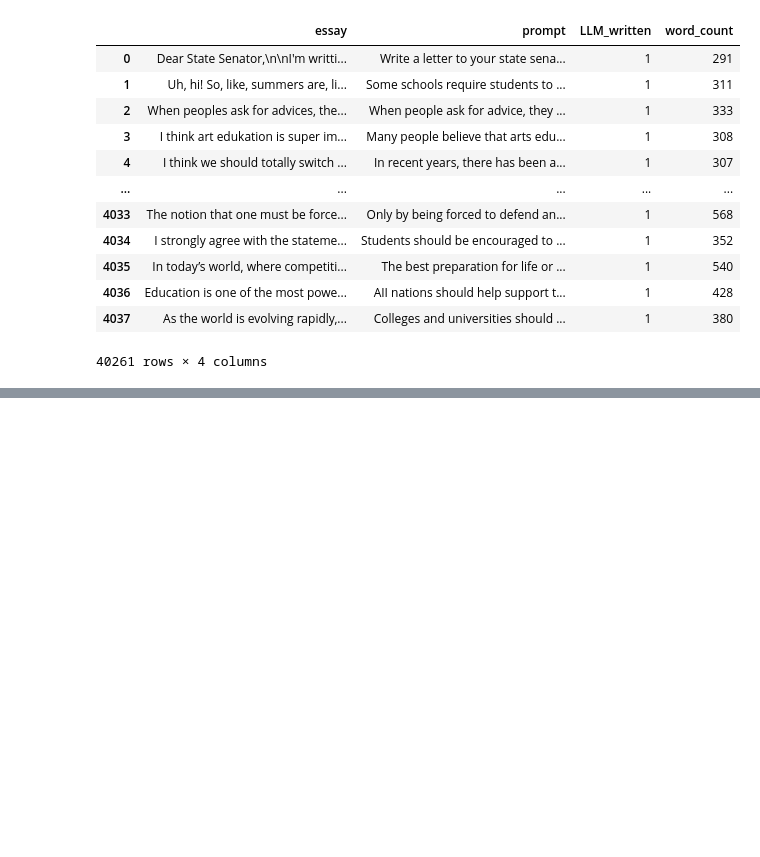
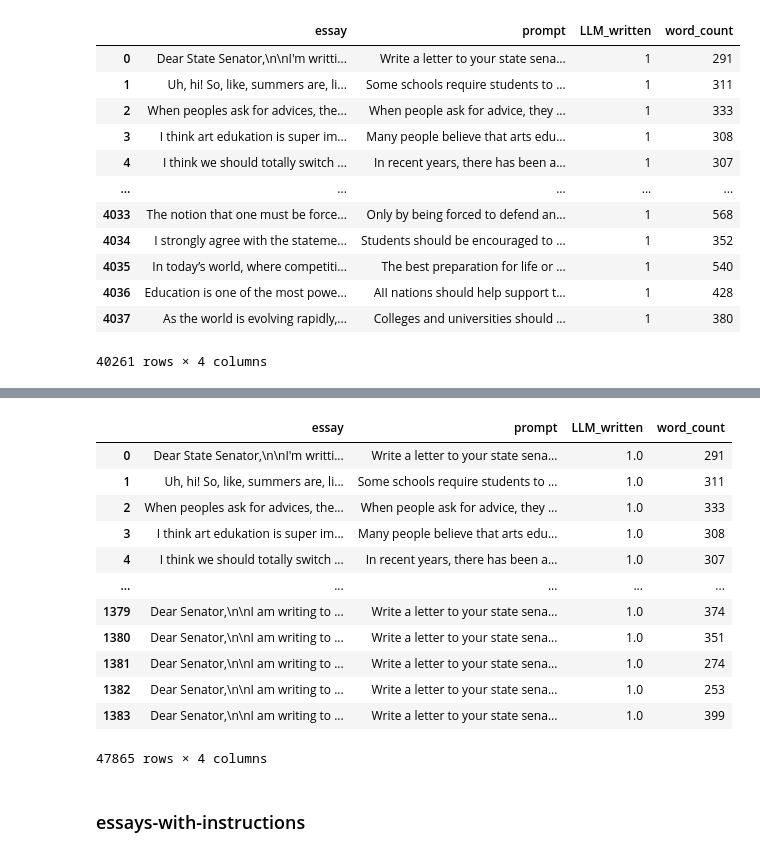
Before and after one commit to JinalShah2002/verify-ai, a Jupyter notebook: notebooks/populating-database.ipynb, the cells around one changed output, grey strips where cells are left out. Cells and saved outputs as stored; diff of their text form; code cells hidden in the pictures; blank space fills up the shorter version.

```diff
--- a/notebooks/populating-database.ipynb
+++ b/notebooks/populating-database.ipynb
@@ -403,0 +520,3 @@ fully_concatenated_data
+# %%
+palm = pd.read_csv('../data/LLM_generated_essay_PaLM.csv')
+palm.head()
@@ -403,0 +530,4 @@ fully_concatenated_data
+# %%
+# Joining with prompts
+palm = palm.join(prompts,on='prompt_id',rsuffix="_prompt")
+palm.head()
@@ -403,0 +541,6 @@ fully_concatenated_data
+# %%
+# Dropping columns and renaming columns
+palm.drop(['id','prompt_id','prompt_id_prompt','prompt_name','source_text'],axis=1,inplace=True)
+palm.rename(columns={'text':'essay','generated':'LLM_written','instructions':'prompt'},inplace=True)
+palm['word_count'] = palm['essay'].apply(get_word_count)
+palm.head()
@@ -403,0 +554,20 @@ fully_concatenated_data
+# %%
+# Concatenating
+fully_concatenated_data = pd.concat([fully_concatenated_data,palm])
+fully_concatenated_data
+# %% [output]
+|  | essay | prompt | LLM_written | word_count |
+| 0 | Dear State Senator,\n\nI'm writti... | Write a letter to your state sena... | 1.0 | 291 |
+| 1 | Uh, hi! So, like, summers are, li... | Some schools require students to ... | 1.0 | 311 |
+| 2 | When peoples ask for advices, the... | When people ask for advice, they ... | 1.0 | 333 |
+| 3 | I think art edukation is super im... | Many people believe that arts edu... | 1.0 | 308 |
+| 4 | I think we should totally switch ... | In recent years, there has been a... | 1.0 | 307 |
+| ... | ... | ... | ... | ... |
+| 1379 | Dear Senator,\n\nI am writing to ... | Write a letter to your state sena... | 1.0 | 374 |
+| 1380 | Dear Senator,\n\nI am writing to ... | Write a letter to your state sena... | 1.0 | 351 |
+| 1381 | Dear Senator,\n\nI am writing to ... | Write a letter to your state sena... | 1.0 | 274 |
+| 1382 | Dear Senator,\n\nI am writing to ... | Write a letter to your state sena... | 1.0 | 253 |
+| 1383 | Dear Senator,\n\nI am writing to ... | Write a letter to your state sena... | 1.0 | 399 |
+47865 rows × 4 columns
+# %% [markdown]
+### essays-with-instructions
```
Also changed, not shown: parts of 21 cells of this notebook, 3 other files.
